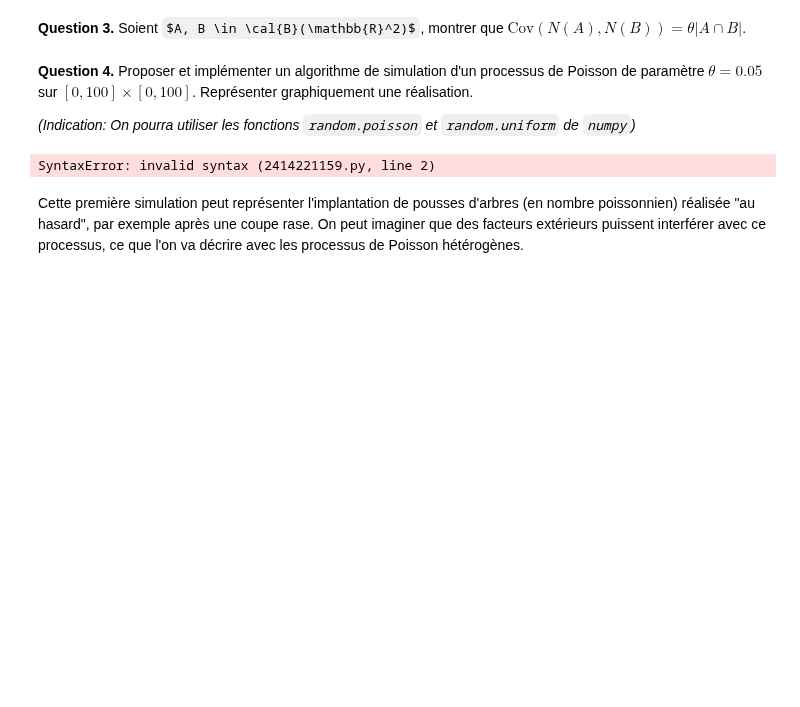
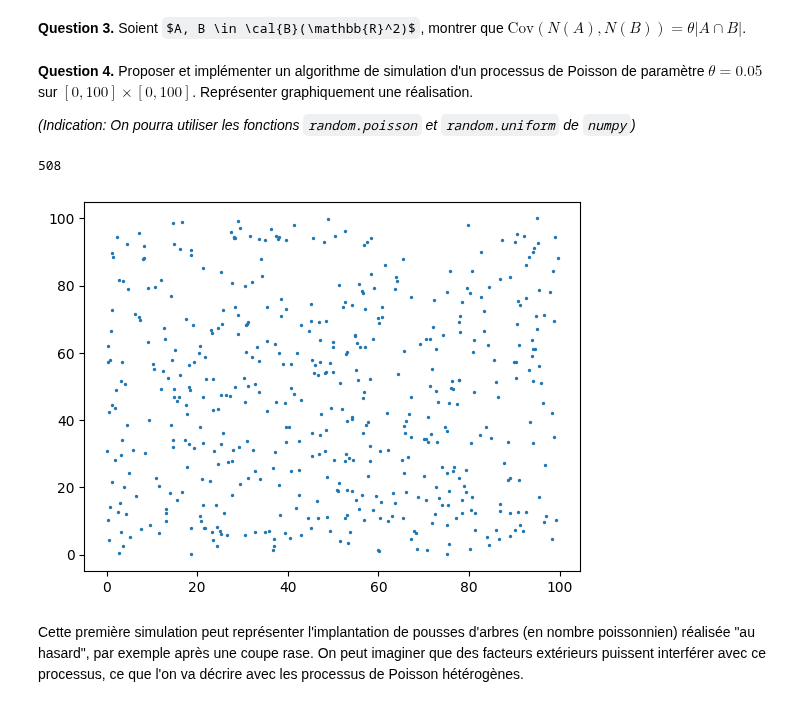
Before and after one commit to VDeumier/Projet_UE11, a Jupyter notebook: Projet_Probabilités_DEUMIER_FEVE.ipynb, the cells around one changed output. Cells and saved outputs as stored; diff of their text form; code cells hidden in the pictures; some formulas as TeX source; blank space fills up the shorter version.

```diff
--- a/Projet_Probabilités_DEUMIER_FEVE.ipynb
+++ b/Projet_Probabilités_DEUMIER_FEVE.ipynb
@@ -95,23 +95,24 @@ import matplotlib.pyplot as plt
 import scipy.stats as sps
 # %%
 # Parameters
-theta =
+theta = 0.05
 
 # Poisson simulation function
 def poisson_simulation(theta, a, b):
-    S =   # Surface
-    N =   # Simulation of the number of points
-    x =   # Simulation of the first coordinate
-    y =   # Simulation of the second coordinate
+    S = a*b
+    N = np.random.poisson(theta*S)
+    x = np.random.uniform(0, a, N)
+    y = np.random.uniform(0, b, N)
     print(N)
     return np.column_stack((x, y))
 
 # Plotting
-data = poisson_simulation(theta, a, b)
+data = poisson_simulation(theta, 100, 100)
 plt.scatter(data[:, 0], data[:, 1], s =2)
 plt.show()
 # %% [output]
-SyntaxError: invalid syntax (2414221159.py, line 2)
+508
+[figure, added]
 # %% [markdown]
 Cette première simulation peut représenter l'implantation de pousses d'arbres (en nombre poissonnien) réalisée "au hasard", par exemple après une coupe rase. On peut imaginer que des facteurs extérieurs puissent interférer avec ce processus, ce que l'on va décrire avec les processus de Poisson hétérogènes.
 # %% [markdown]
```
Also changed, not shown: parts of 2 cells of this notebook.
